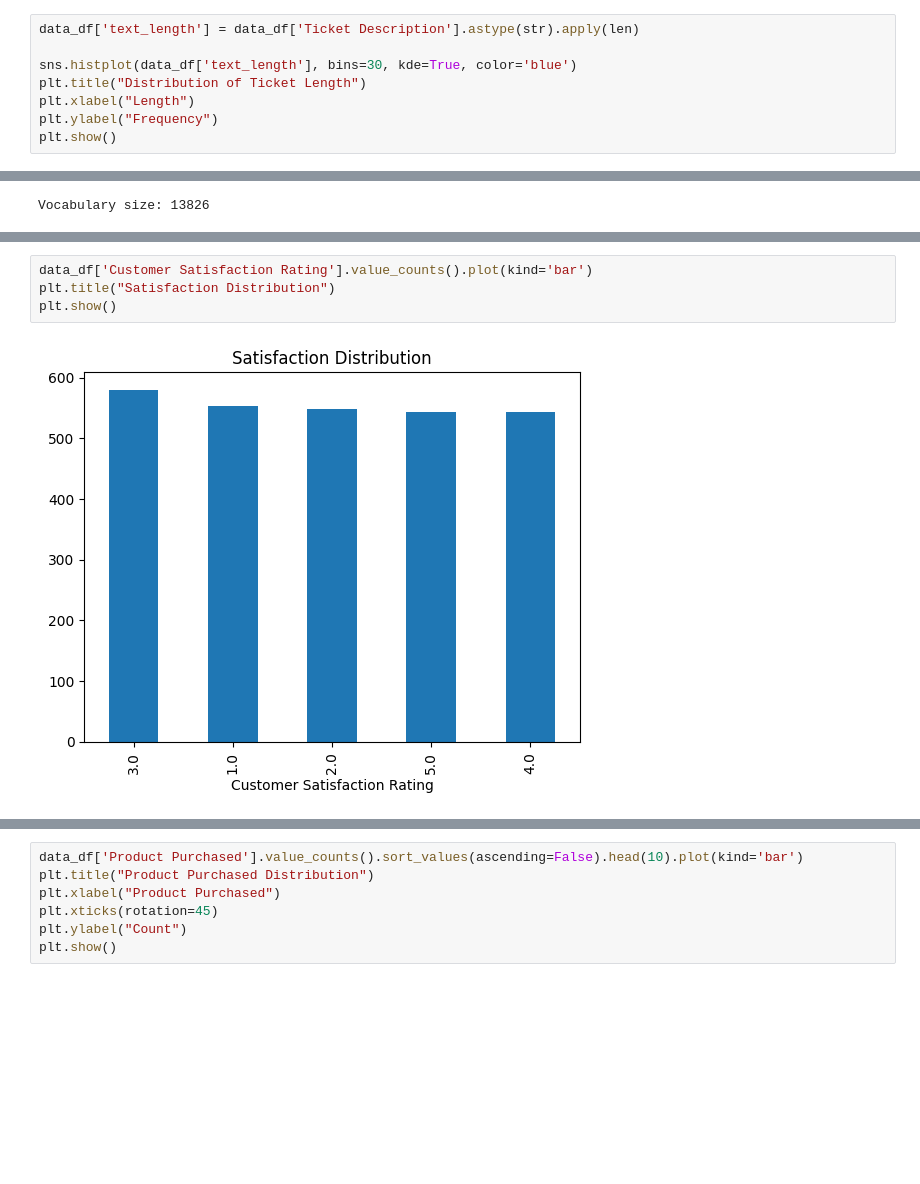
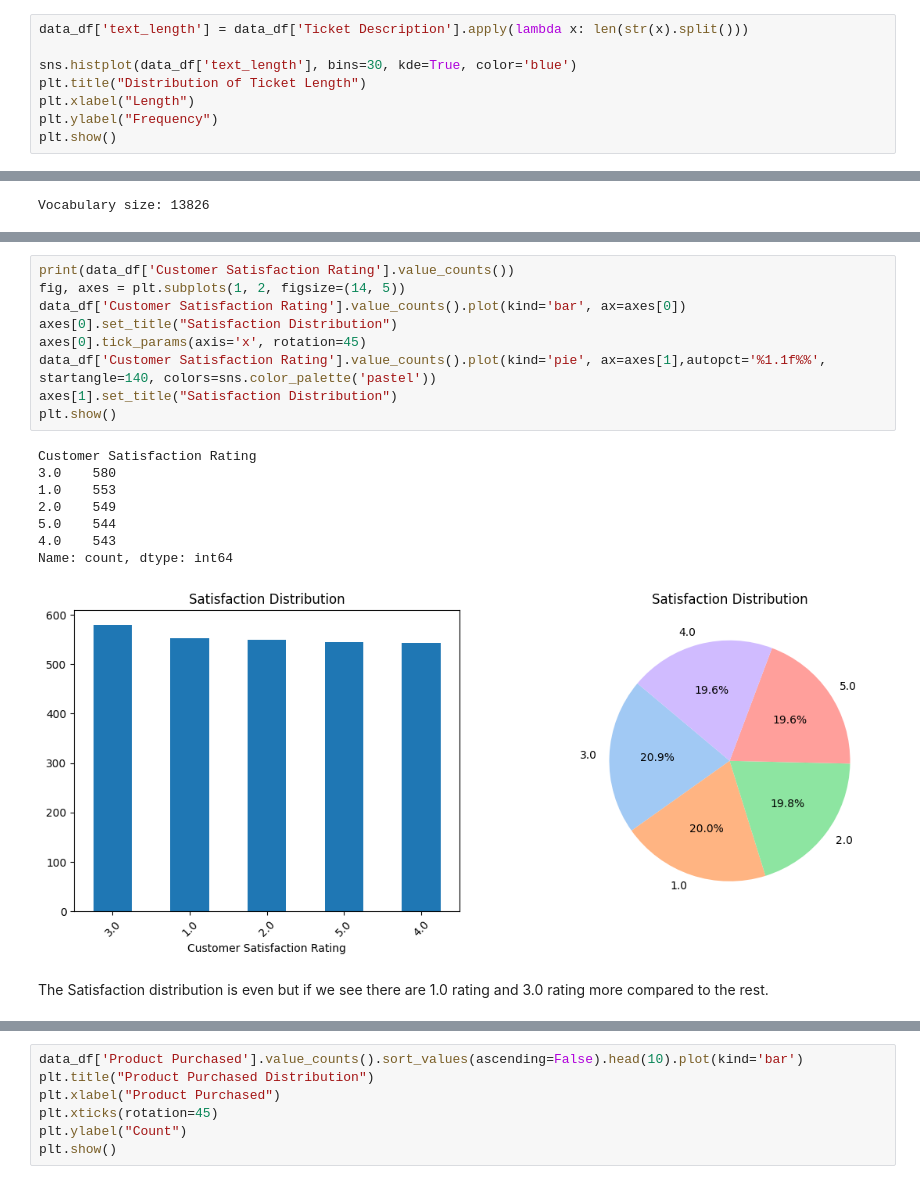
Before and after one commit to Razan-88/TextAnalytics-CW-Task4, a Jupyter notebook: analytics_pipeline/src/eda.ipynb, the cells around one changed output, grey strips where cells are left out. Saved outputs shown, nothing was run; the diff lists cells and outputs as text; blank space fills up the shorter version.

```diff
--- a/analytics_pipeline/src/eda.ipynb
+++ b/analytics_pipeline/src/eda.ipynb
@@ -77,7 +87,7 @@ Customer Satisfaction Rating: 5700 null values
 # %% [markdown]
 ## Univariant Analysis
 # %%
-data_df['text_length'] = data_df['Ticket Description'].astype(str).apply(len)
+data_df['text_length'] = data_df['Ticket Description'].apply(lambda x: len(str(x).split()))
 
 sns.histplot(data_df['text_length'], bins=30, kde=True, color='blue')
 plt.title("Distribution of Ticket Length")
@@ -125,6 +196,20 @@ plt.show()
 # %%
-data_df['Customer Satisfaction Rating'].value_counts().plot(kind='bar')
-plt.title("Satisfaction Distribution")
+print(data_df['Customer Satisfaction Rating'].value_counts())
+fig, axes = plt.subplots(1, 2, figsize=(14, 5))
+data_df['Customer Satisfaction Rating'].value_counts().plot(kind='bar', ax=axes[0])
+axes[0].set_title("Satisfaction Distribution")
+axes[0].tick_params(axis='x', rotation=45)
+data_df['Customer Satisfaction Rating'].value_counts().plot(kind='pie', ax=axes[1],autopct='%1.1f%%', startangle=140, colors=sns.color_palette('pastel'))
+axes[1].set_title("Satisfaction Distribution")
 plt.show()
 # %% [output]
+Customer Satisfaction Rating
+3.0    580
+1.0    553
+2.0    549
+5.0    544
+4.0    543
+Name: count, dtype: int64
-[figure, old version]
+[figure, new version]
+# %% [markdown]
+The Satisfaction distribution is even but if we see there are 1.0 rating and 3.0 rating more compared to the rest.
```
Also changed, not shown: parts of 64 cells of this notebook.
